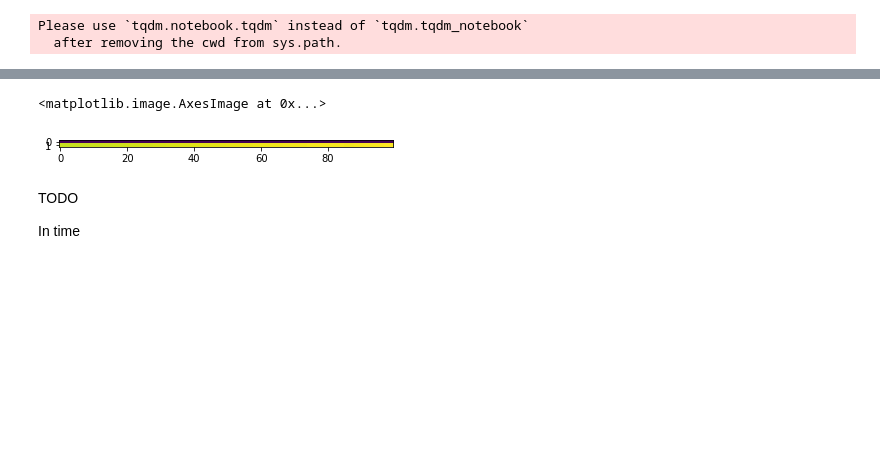
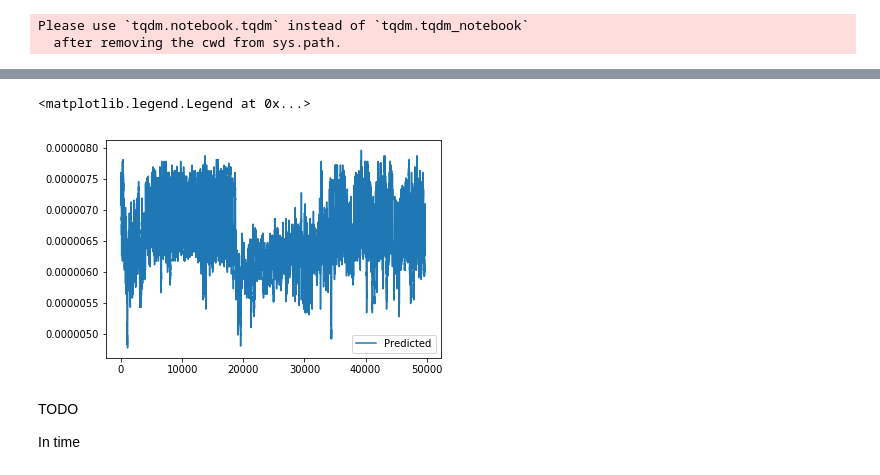
Before and after one commit to belya/epilepsy-detection, a Jupyter notebook: pipeline/baseline.ipynb, the cells around one changed output, grey strips where cells are left out. Saved outputs shown, nothing was run; the diff lists cells and outputs as text; code cells hidden in the pictures; blank space fills up the shorter version.

```diff
--- a/pipeline/baseline.ipynb
+++ b/pipeline/baseline.ipynb
@@ -667,10 +661,10 @@ test_events.shape[1]
 # %%
 prediction = model.predict_generator(
     test_generator,
-    number_of_chunks(test_events.shape[1])
+    test_generator.generator.iterations_number
 )
 # %%
-all_true_events = np.stack(test_generator.events[:-1])
+all_true_events = np.stack(test_generator.events)
 # %%
 all_predicted_events = prediction.reshape(*all_true_events.shape)
 # %%
@@ -693 +689,3 @@ plt.legend()
+# %%
+series = 6
 # %%
@@ -695,11 +693,12 @@ true_events_line = all_true_events[:, 0, :, :].reshape(-1)
 # %%
-predicted_events_line = all_predicted_events[:, 0, :, :].reshape(-1)
+predicted_events_line = all_predicted_events[:, series, :, :].reshape(-1)
 # %%
-plt.plot(true_events_line)
-plt.plot(predicted_events_line)
+# plt.plot(true_events_line, label="True")
+plt.plot(predicted_events_line, label="Predicted")
+plt.legend()
 # %% [output]
-<matplotlib.image.AxesImage at 0x...>
+<matplotlib.legend.Legend at 0x...>
-[figure, old version]
+[figure, new version]
 # %% [markdown]
 TODO
 
```
Also changed, not shown: parts of 51 cells of this notebook.
